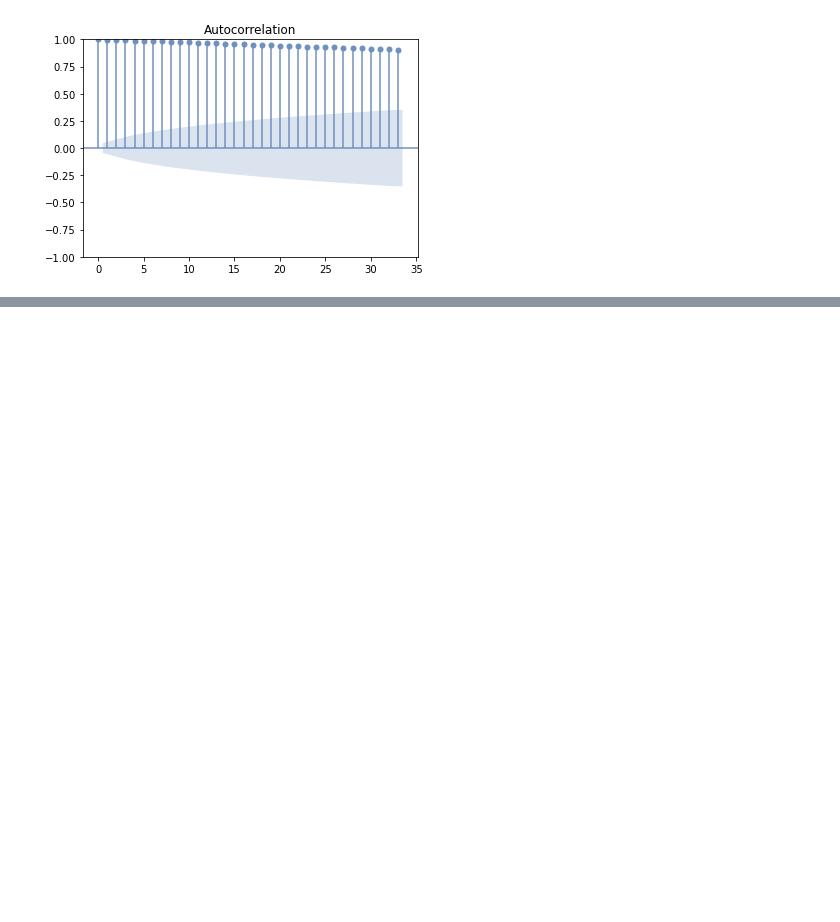
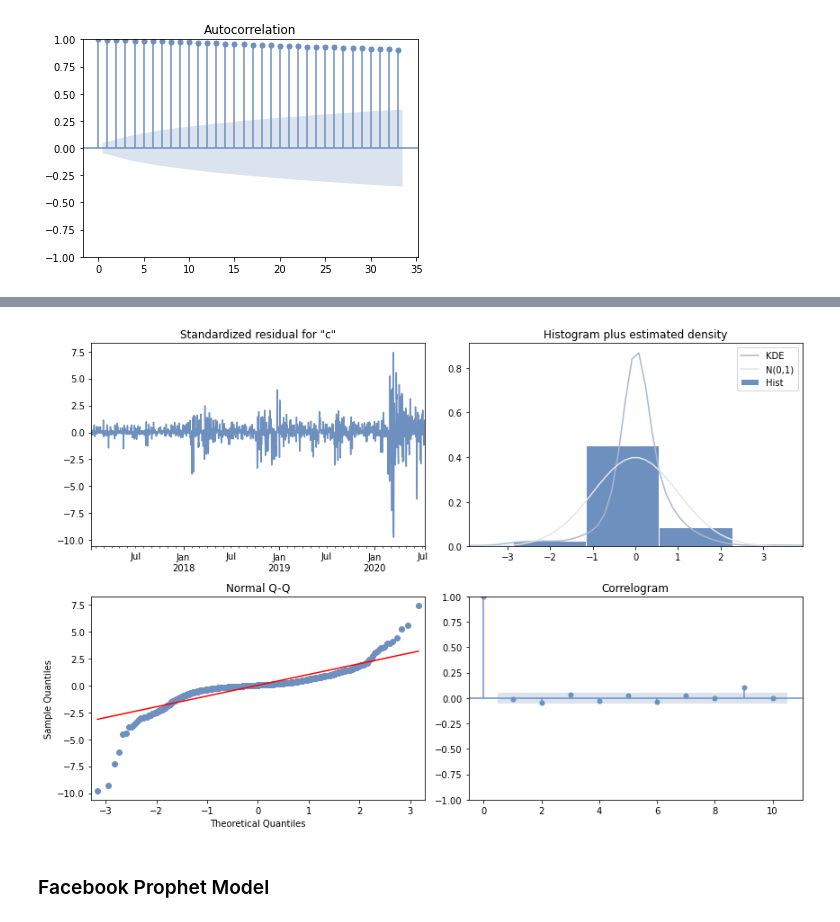
Before and after one commit to j-vasquez21/Stock-Forecasting, a Jupyter notebook: first_notebook.ipynb, the cells around one changed output, grey strips where cells are left out. Drawn from its saved outputs; the diff is of its cells as text; code cells hidden in the pictures; blank space fills up the shorter version.

```diff
--- a/first_notebook.ipynb
+++ b/first_notebook.ipynb
@@ -539,3 +541,29 @@ def get_combos(n,k):
     pdq = list(itertools.product(p, d, q))
     pdqs = [(x[0], x[1], x[2]) for x in list(itertools.product(p, d, q))]
     return pdqs
+# %%
+def get_optimal_params(ts,n,k):
+    pdq = get_combos(n,k)
+    ans = []
+    for comb in pdq:
+        try:
+            model = ARIMA(ts,
+                         order=comb)
+            output = model.fit()
+            ans.append([comb,output.aic])
+        except:
+            continue
+    ans_df = pd.DataFrame(ans, columns=['pdq','aic'])
+    optimals = ans_df.loc[ans_df['aic'].idxmin()]
+    return optimals
+# %%
+def arima_model(ts,n,k):
+    order = get_optimal_params(ts,n,k)['pdq']
+    model = ARIMA(ts,
+                 order=order)
+    output = model.fit()
+    return output
+# %%
+print(get_optimal_params(VFIAX_train,0,3))
+arima_model_a = arima_model(VFIAX_train,0,3)
+arima_model_a.summary()
@@ -541,0 +594,5 @@ def get_combos(n,k):
+# %%
+arima_model_a.plot_diagnostics(figsize=(12,8))
+plt.tight_layout();
+# %% [output]
+[figure, added]
@@ -541,0 +601,2 @@ def get_combos(n,k):
+# %% [markdown]
+### Facebook Prophet Model
```
Also changed, not shown: parts of 31 cells of this notebook.
